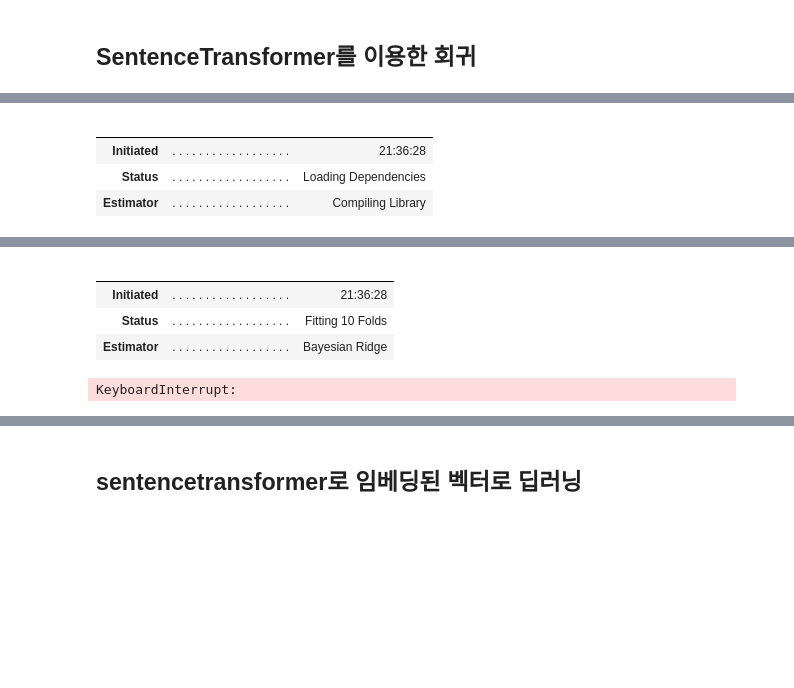
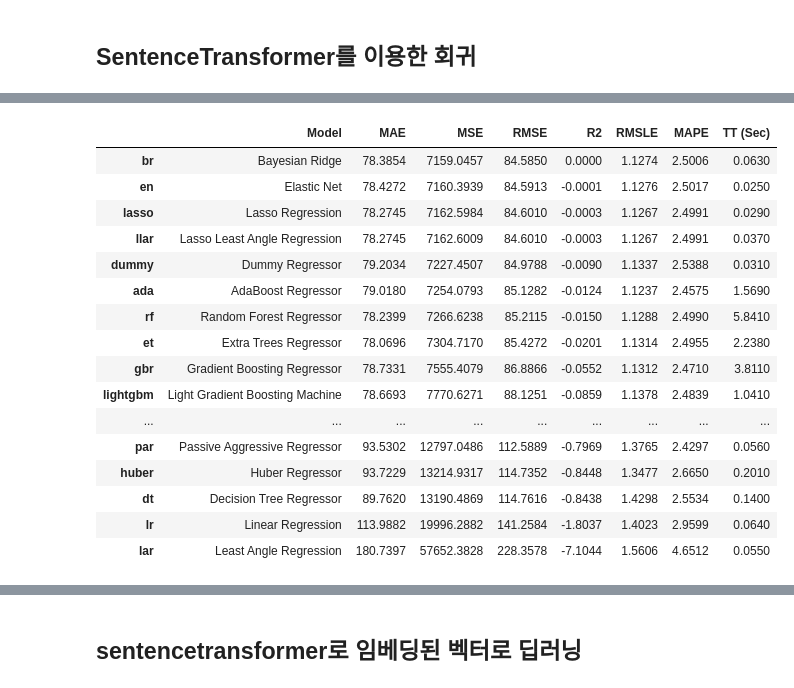
Before and after one commit to 2024-machine-learning/AI, a Jupyter notebook: cover.ipynb, the cells around one changed output, grey strips where cells are left out. Saved outputs shown, nothing was run; the diff lists cells and outputs as text; code cells hidden in the pictures; blank space fills up the shorter version.

```diff
--- a/cover.ipynb
+++ b/cover.ipynb
@@ -191,3 +156,3 @@ optimizer = setup(X, target=y, train_size = 0.8)
 # %%
-comp = compare_models(sort='RMSE')
+comp = compare_models(sort='MSE')
 # %% [output]
@@ -194,5 +160,17 @@ comp = compare_models(sort='RMSE')
-|  |  |  |
-|  |  |  |
-| Initiated | . . . . . . . . . . . . . . . . . . | 21:36:28 |
-| Status | . . . . . . . . . . . . . . . . . . | Loading Dependencies |
-| Estimator | . . . . . . . . . . . . . . . . . . | Compiling Library |
+|  | Model | MAE | MSE | RMSE | R2 | RMSLE | MAPE | TT (Sec) |
+| br | Bayesian Ridge | 78.3854 | 7159.0457 | 84.5850 | 0.0000 | 1.1274 | 2.5006 | 0.0630 |
+| en | Elastic Net | 78.4272 | 7160.3939 | 84.5913 | -0.0001 | 1.1276 | 2.5017 | 0.0250 |
+| lasso | Lasso Regression | 78.2745 | 7162.5984 | 84.6010 | -0.0003 | 1.1267 | 2.4991 | 0.0290 |
+| llar | Lasso Least Angle Regression | 78.2745 | 7162.6009 | 84.6010 | -0.0003 | 1.1267 | 2.4991 | 0.0370 |
+| dummy | Dummy Regressor | 79.2034 | 7227.4507 | 84.9788 | -0.0090 | 1.1337 | 2.5388 | 0.0310 |
+| ada | AdaBoost Regressor | 79.0180 | 7254.0793 | 85.1282 | -0.0124 | 1.1237 | 2.4575 | 1.5690 |
+| rf | Random Forest Regressor | 78.2399 | 7266.6238 | 85.2115 | -0.0150 | 1.1288 | 2.4990 | 5.8410 |
+| et | Extra Trees Regressor | 78.0696 | 7304.7170 | 85.4272 | -0.0201 | 1.1314 | 2.4955 | 2.2380 |
+| gbr | Gradient Boosting Regressor | 78.7331 | 7555.4079 | 86.8866 | -0.0552 | 1.1312 | 2.4710 | 3.8110 |
+| lightgbm | Light Gradient Boosting Machine | 78.6693 | 7770.6271 | 88.1251 | -0.0859 | 1.1378 | 2.4839 | 1.0410 |
+| ... | ... | ... | ... | ... | ... | ... | ... | ... |
+| par | Passive Aggressive Regressor | 93.5302 | 12797.0486 | 112.5889 | -0.7969 | 1.3765 | 2.4297 | 0.0560 |
+| huber | Huber Regressor | 93.7229 | 13214.9317 | 114.7352 | -0.8448 | 1.3477 | 2.6650 | 0.2010 |
+| dt | Decision Tree Regressor | 89.7620 | 13190.4869 | 114.7616 | -0.8438 | 1.4298 | 2.5534 | 0.1400 |
+| lr | Linear Regression | 113.9882 | 19996.2882 | 141.2584 | -1.8037 | 1.4023 | 2.9599 | 0.0640 |
+| lar | Least Angle Regression | 180.7397 | 57652.3828 | 228.3578 | -7.1044 | 1.5606 | 4.6512 | 0.0550 |
@@ -200,6 +176,0 @@ comp = compare_models(sort='RMSE')
-|  |  |  |
-|  |  |  |
-| Initiated | . . . . . . . . . . . . . . . . . . | 21:36:28 |
-| Status | . . . . . . . . . . . . . . . . . . | Fitting 10 Folds |
-| Estimator | . . . . . . . . . . . . . . . . . . | Bayesian Ridge |
-KeyboardInterrupt:
```
Also changed, not shown: parts of 15 cells of this notebook.
